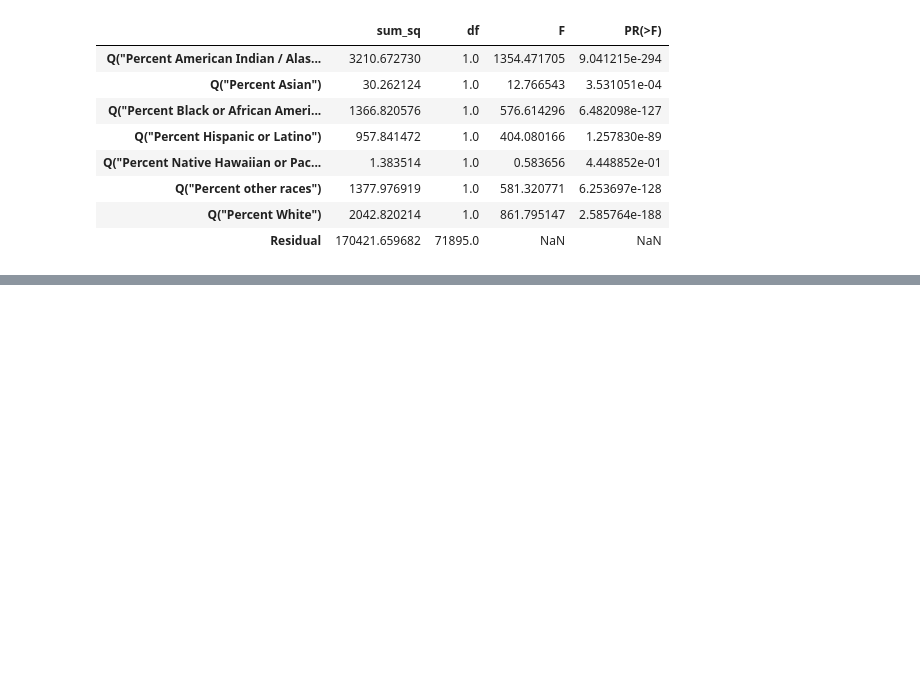
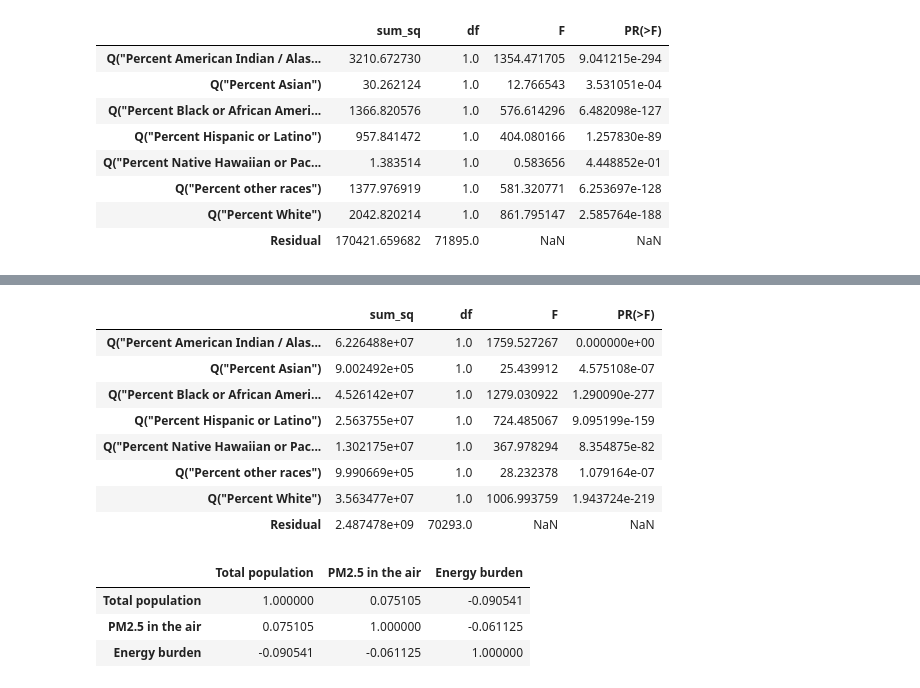
Before and after one commit to kassidimariah/Kassidis_Quality_Of_Life_Heatmaps, a Jupyter notebook: regression_analysis.ipynb, the cells around one changed output, grey strips where cells are left out. Cells and saved outputs as stored; diff of their text form; code cells hidden in the pictures; blank space fills up the shorter version.

```diff
--- a/regression_analysis.ipynb
+++ b/regression_analysis.ipynb
@@ -115,0 +347,23 @@ anova_table
+# %%
+#conduct anova test on the model
+anova_table3 = sm.stats.anova_lm(model3, typ=2)
+anova_table3
+# %% [output]
+|  | sum_sq | df | F | PR(>F) |
+| Q("Percent American Indian / Alas... | 6.226488e+07 | 1.0 | 1759.527267 | 0.000000e+00 |
+| Q("Percent Asian") | 9.002492e+05 | 1.0 | 25.439912 | 4.575108e-07 |
+| Q("Percent Black or African Ameri... | 4.526142e+07 | 1.0 | 1279.030922 | 1.290090e-277 |
+| Q("Percent Hispanic or Latino") | 2.563755e+07 | 1.0 | 724.485067 | 9.095199e-159 |
+| Q("Percent Native Hawaiian or Pac... | 1.302175e+07 | 1.0 | 367.978294 | 8.354875e-82 |
+| Q("Percent other races") | 9.990669e+05 | 1.0 | 28.232378 | 1.079164e-07 |
+| Q("Percent White") | 3.563477e+07 | 1.0 | 1006.993759 | 1.943724e-219 |
+| Residual | 2.487478e+09 | 70293.0 | NaN | NaN |
+# %%
+#correlation matrix between population, pm2.5, and energy burden
+correlation_matrix = reg_stats[['Total population', 'PM2.5 in the air', 'Energy burden']].corr()
+correlation_matrix
+# %% [output]
+|  | Total population | PM2.5 in the air | Energy burden |
+| Total population | 1.000000 | 0.075105 | -0.090541 |
+| PM2.5 in the air | 0.075105 | 1.000000 | -0.061125 |
+| Energy burden | -0.090541 | -0.061125 | 1.000000 |
```
Also changed, not shown: parts of 9 cells of this notebook, 3 other files.
